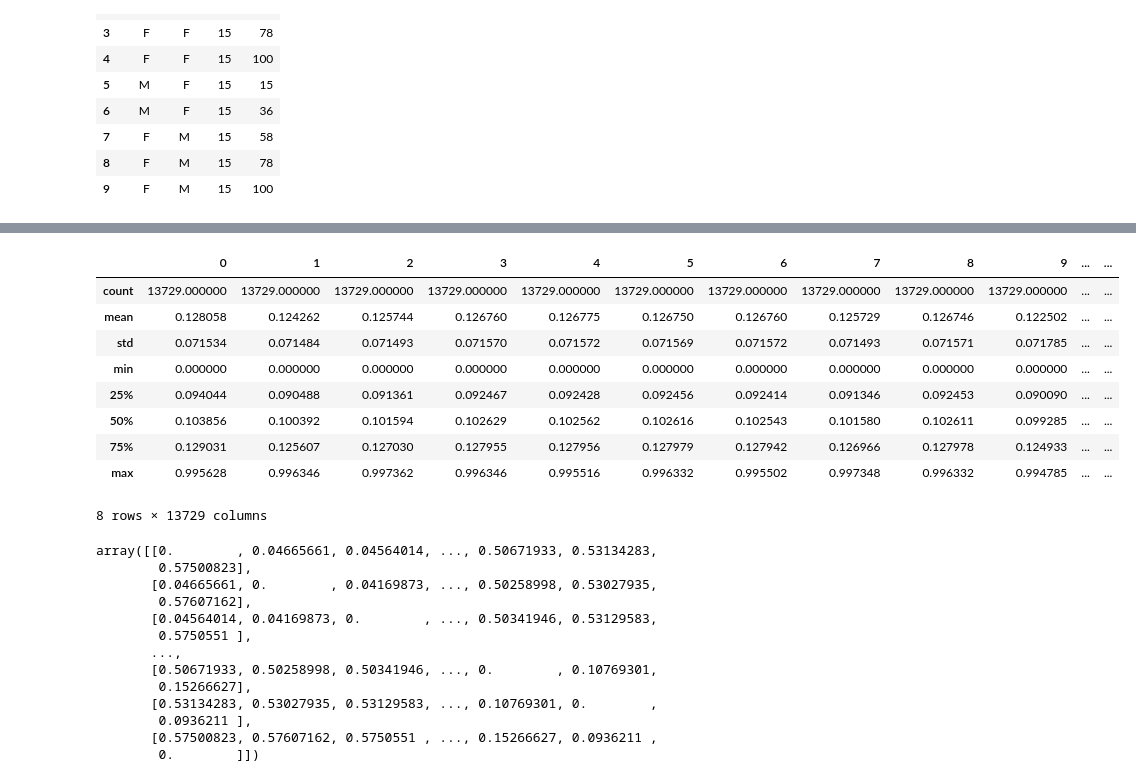
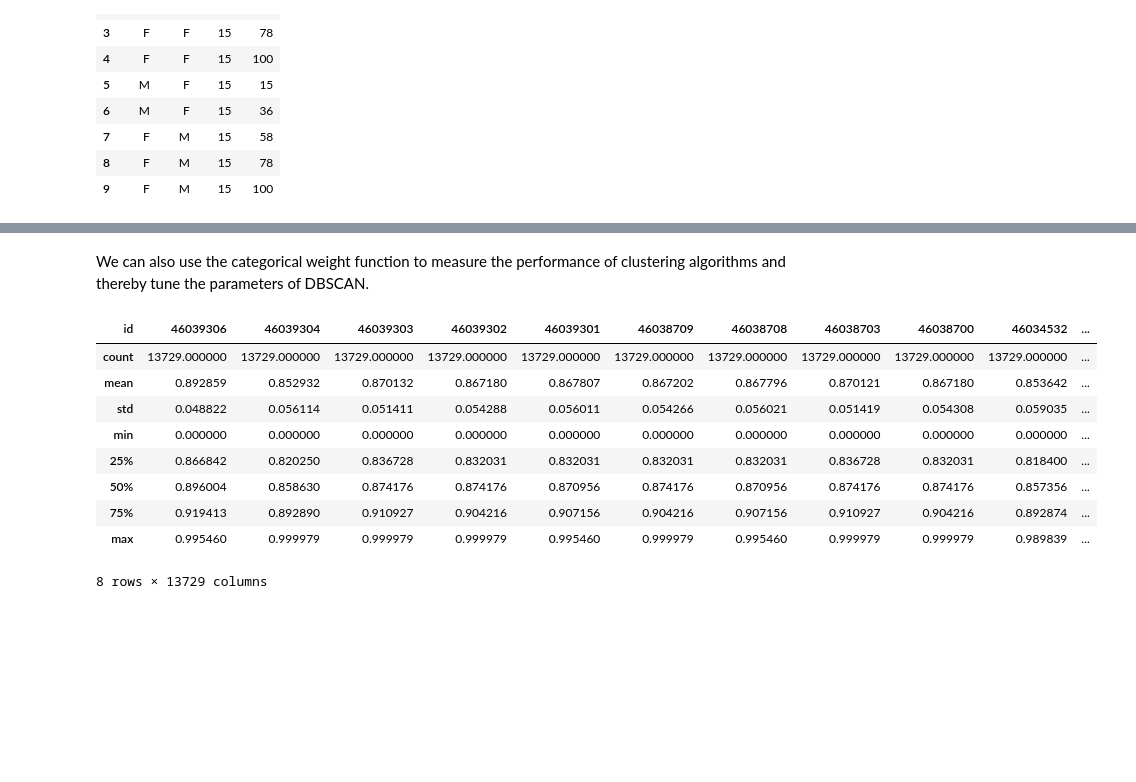
Before and after one commit to chrico-bu-uab/gower, a Jupyter notebook: examples.ipynb, the cells around one changed output, grey strips where cells are left out. Saved outputs shown, nothing was run; the diff lists cells and outputs as text; code cells hidden in the pictures; blank space fills up the shorter version.

Commit message:
big changes to all weights

```diff
--- a/examples.ipynb
+++ b/examples.ipynb
@@ -105,5 +103,7 @@ plt.show()
 # %%
 dd = pd.read_csv("dog_adoption/allDogDescriptions.csv", index_col=0)
+dd.set_index("id", inplace=True, drop=True)
+
 
 # get rid of columns with the most destructive nans
 
@@ -112,6 +112,7 @@ def isolate_nans(column):
     mask = all_other_nans < np.median(all_other_nans)
     mask &= nans[column]
     return mask.sum()
+
 
 nans = dd.isna()
 cols = dd.columns
@@ -127,6 +128,8 @@ dd.dropna(inplace=True)  # dd.mode().iloc[0]
 
 is_bool = dd.dtypes == bool
 dd.loc[:, is_bool] = dd[dd.columns[is_bool]].astype(str)
+
+dd.dtypes
 # %% [output]
 breed_secondary
 color_primary
@@ -137,31 +157,18 @@ env_cats
+# %% [markdown]
+We can also use the categorical weight function to measure the performance
+of clustering algorithms and thereby tune the parameters of DBSCAN.
 # %%
 matrix = gower_matrix(dd.to_numpy(), chunksize=20)
 # %%
-pd.DataFrame(matrix).describe()
+pd.DataFrame(matrix, index=dd.index, columns=dd.index).describe()
 # %% [output]
-|  | 0 | 1 | 2 | 3 | 4 | 5 | 6 | 7 | 8 | 9 | ... | ... |
-| count | 13729.000000 | 13729.000000 | 13729.000000 | 13729.000000 | 13729.000000 | 13729.000000 | 13729.000000 | 13729.000000 | 13729.000000 | 13729.000000 | ... | ... |
-| mean | 0.128058 | 0.124262 | 0.125744 | 0.126760 | 0.126775 | 0.126750 | 0.126760 | 0.125729 | 0.126746 | 0.122502 | ... | ... |
-| std | 0.071534 | 0.071484 | 0.071493 | 0.071570 | 0.071572 | 0.071569 | 0.071572 | 0.071493 | 0.071571 | 0.071785 | ... | ... |
-| min | 0.000000 | 0.000000 | 0.000000 | 0.000000 | 0.000000 | 0.000000 | 0.000000 | 0.000000 | 0.000000 | 0.000000 | ... | ... |
-| 25% | 0.094044 | 0.090488 | 0.091361 | 0.092467 | 0.092428 | 0.092456 | 0.092414 | 0.091346 | 0.092453 | 0.090090 | ... | ... |
-| 50% | 0.103856 | 0.100392 | 0.101594 | 0.102629 | 0.102562 | 0.102616 | 0.102543 | 0.101580 | 0.102611 | 0.099285 | ... | ... |
-| 75% | 0.129031 | 0.125607 | 0.127030 | 0.127955 | 0.127956 | 0.127979 | 0.127942 | 0.126966 | 0.127978 | 0.124933 | ... | ... |
-| max | 0.995628 | 0.996346 | 0.997362 | 0.996346 | 0.995516 | 0.996332 | 0.995502 | 0.997348 | 0.996332 | 0.994785 | ... | ... |
+| id | 46039306 | 46039304 | 46039303 | 46039302 | 46039301 | 46038709 | 46038708 | 46038703 | 46038700 | 46034532 | ... |
+| count | 13729.000000 | 13729.000000 | 13729.000000 | 13729.000000 | 13729.000000 | 13729.000000 | 13729.000000 | 13729.000000 | 13729.000000 | 13729.000000 | ... |
+| mean | 0.892859 | 0.852932 | 0.870132 | 0.867180 | 0.867807 | 0.867202 | 0.867796 | 0.870121 | 0.867180 | 0.853642 | ... |
+| std | 0.048822 | 0.056114 | 0.051411 | 0.054288 | 0.056011 | 0.054266 | 0.056021 | 0.051419 | 0.054308 | 0.059035 | ... |
+| min | 0.000000 | 0.000000 | 0.000000 | 0.000000 | 0.000000 | 0.000000 | 0.000000 | 0.000000 | 0.000000 | 0.000000 | ... |
+| 25% | 0.866842 | 0.820250 | 0.836728 | 0.832031 | 0.832031 | 0.832031 | 0.832031 | 0.836728 | 0.832031 | 0.818400 | ... |
+| 50% | 0.896004 | 0.858630 | 0.874176 | 0.874176 | 0.870956 | 0.874176 | 0.870956 | 0.874176 | 0.874176 | 0.857356 | ... |
+| 75% | 0.919413 | 0.892890 | 0.910927 | 0.904216 | 0.907156 | 0.904216 | 0.907156 | 0.910927 | 0.904216 | 0.892874 | ... |
+| max | 0.995460 | 0.999979 | 0.999979 | 0.999979 | 0.995460 | 0.999979 | 0.995460 | 0.999979 | 0.999979 | 0.989839 | ... |
 8 rows × 13729 columns
-# %%
-matrix
-# %% [output]
-array([[0.        , 0.04665661, 0.04564014, ..., 0.50671933, 0.53134283,
-        0.57500823],
-       [0.04665661, 0.        , 0.04169873, ..., 0.50258998, 0.53027935,
-        0.57607162],
-       [0.04564014, 0.04169873, 0.        , ..., 0.50341946, 0.53129583,
-        0.5750551 ],
-       ...,
-       [0.50671933, 0.50258998, 0.50341946, ..., 0.        , 0.10769301,
-        0.15266627],
-       [0.53134283, 0.53027935, 0.53129583, ..., 0.10769301, 0.        ,
-        0.0936211 ],
-       [0.57500823, 0.57607162, 0.5750551 , ..., 0.15266627, 0.0936211 ,
-        0.        ]])
```
Also changed, not shown: parts of 23 cells of this notebook, 2 other files.
